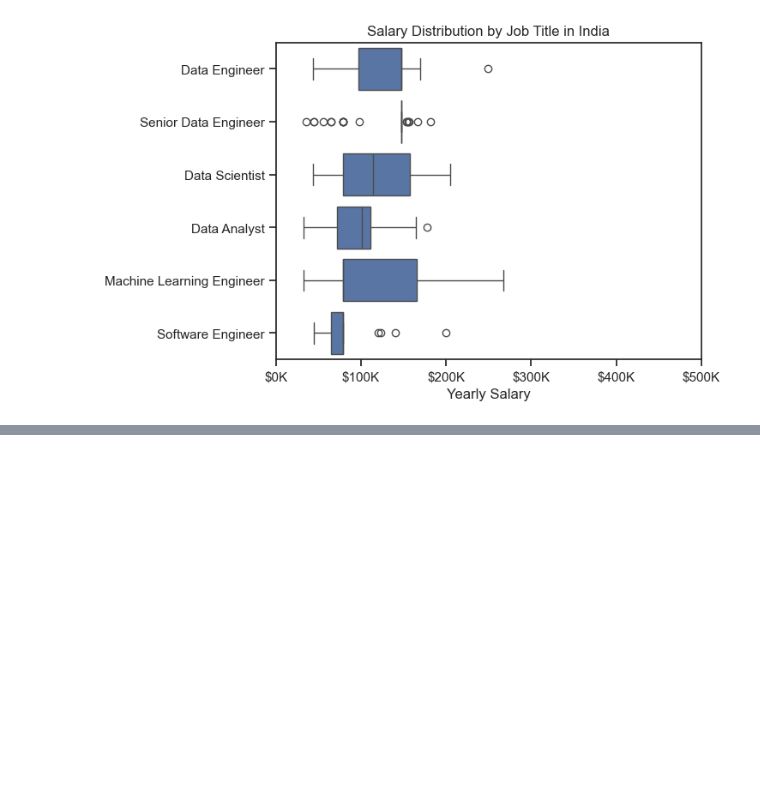
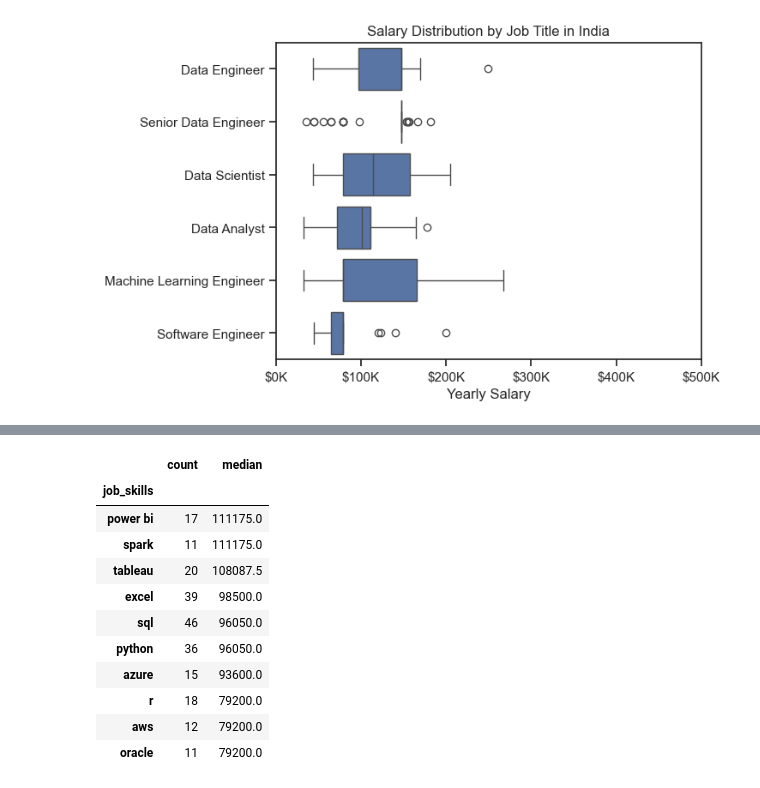
Before and after one commit to Nisha30042003/python.data-project, a Jupyter notebook: 1_Python_Project.ipynb/4_Salary_Analysis.ipynb, the cells around one changed output, grey strips where cells are left out. Saved outputs shown, nothing was run; the diff lists cells and outputs as text; code cells hidden in the pictures; blank space fills up the shorter version.

```diff
--- a/1_Python_Project.ipynb/4_Salary_Analysis.ipynb
+++ b/1_Python_Project.ipynb/4_Salary_Analysis.ipynb
@@ -45,0 +67,18 @@ plt.show()
+# %%
+df_DA_skills = df_DA_IND.groupby('job_skills')['salary_year_avg'].agg(['count', 'median']).sort_values(by='count', ascending=False)
+df_DA_skills = df_DA_skills.head(10).sort_values(by='median', ascending=False)
+
+df_DA_skills
+# %% [output]
+|  | count | median |
+| job_skills |  |  |
+| power bi | 17 | 111175.0 |
+| spark | 11 | 111175.0 |
+| tableau | 20 | 108087.5 |
+| excel | 39 | 98500.0 |
+| sql | 46 | 96050.0 |
+| python | 36 | 96050.0 |
+| azure | 15 | 93600.0 |
+| r | 18 | 79200.0 |
+| aws | 12 | 79200.0 |
+| oracle | 11 | 79200.0 |
```
Also changed, not shown: parts of 4 cells of this notebook, 2 other files.
